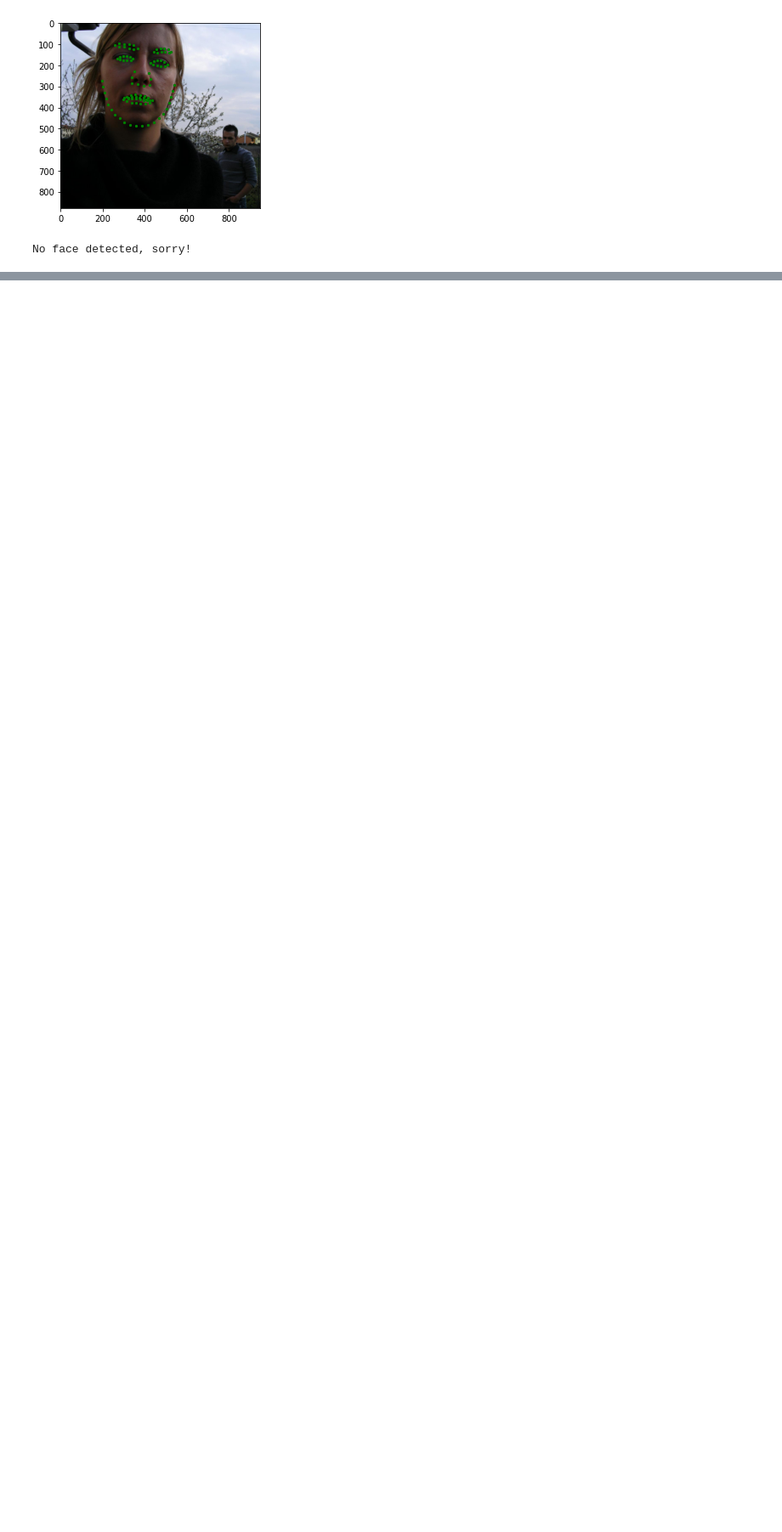
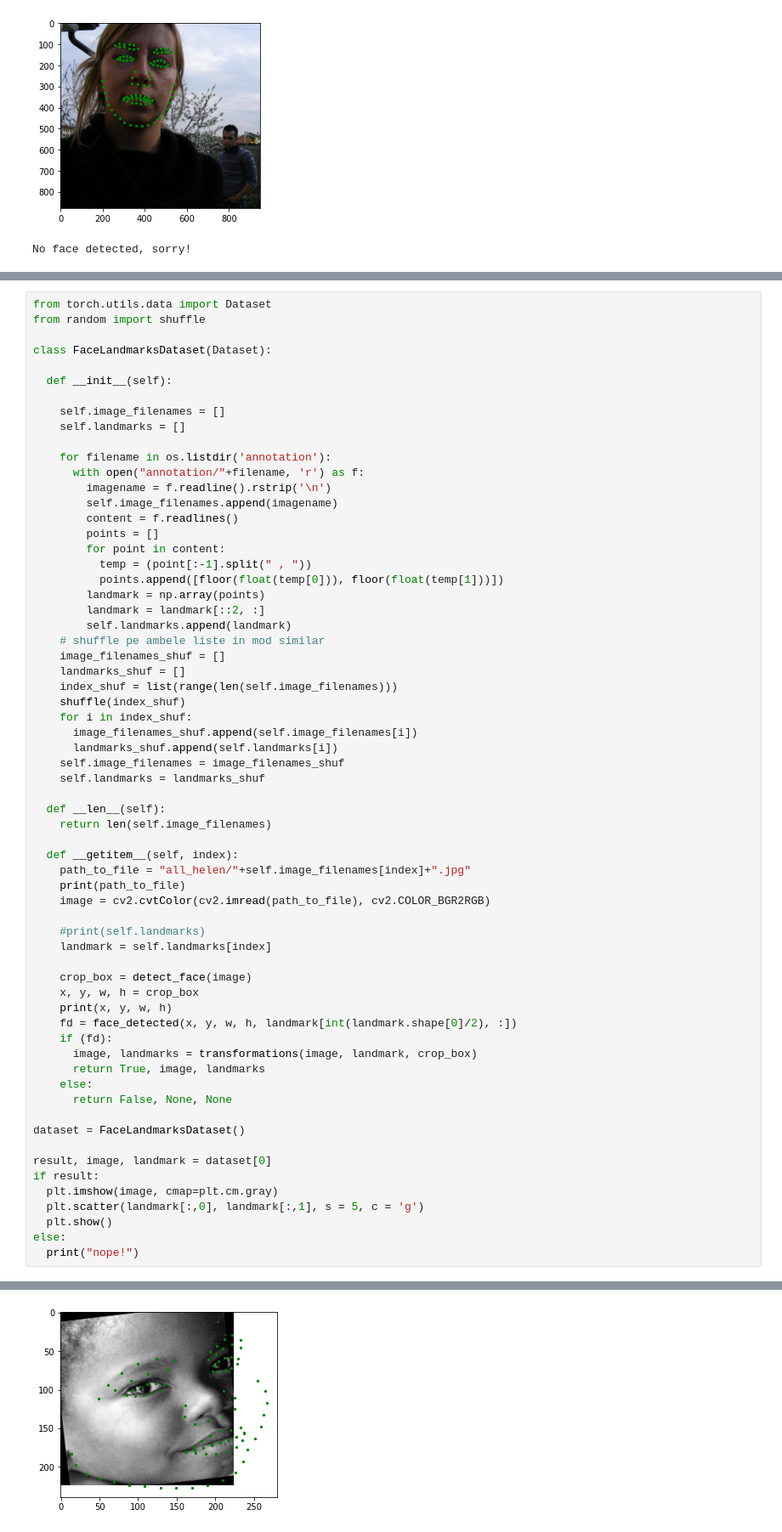
Before and after one commit to alexandrufiruti/masterlastyear, a Jupyter notebook: mlav/face_landmark_localization.ipynb, the cells around one changed output, grey strips where cells are left out. Shown at 85% size. Saved outputs shown, nothing was run; the diff lists cells and outputs as text; blank space fills up the shorter version.

```diff
--- a/mlav/face_landmark_localization.ipynb
+++ b/mlav/face_landmark_localization.ipynb
@@ -279,0 +269,65 @@ WARNING:tensorflow:5 out of the last 13 calls to <function Model.make_predict_fu
+# %%
+from torch.utils.data import Dataset
+from random import shuffle
+
+class FaceLandmarksDataset(Dataset):
+
+  def __init__(self):
+
+    self.image_filenames = []
+    self.landmarks = []
+
+    for filename in os.listdir('annotation'):
+      with open("annotation/"+filename, 'r') as f:
+        imagename = f.readline().rstrip('\n')
+        self.image_filenames.append(imagename)
+        content = f.readlines()
+        points = []
+        for point in content:
+          temp = (point[:-1].split(" , "))
+          points.append([floor(float(temp[0])), floor(float(temp[1]))])
+        landmark = np.array(points)
+        landmark = landmark[::2, :]
+        self.landmarks.append(landmark)
+    # shuffle pe ambele liste in mod similar
+    image_filenames_shuf = []
+    landmarks_shuf = []
+    index_shuf = list(range(len(self.image_filenames)))
+    shuffle(index_shuf)
+    for i in index_shuf:
+      image_filenames_shuf.append(self.image_filenames[i])
+      landmarks_shuf.append(self.landmarks[i])
+    self.image_filenames = image_filenames_shuf
+    self.landmarks = landmarks_shuf
+
+  def __len__(self):
+    return len(self.image_filenames)
+
+  def __getitem__(self, index):
+    path_to_file = "all_helen/"+self.image_filenames[index]+".jpg"
+    print(path_to_file)
+    image = cv2.cvtColor(cv2.imread(path_to_file), cv2.COLOR_BGR2RGB)
+
+    #print(self.landmarks)
+    landmark = self.landmarks[index]
+
+    crop_box = detect_face(image)
+    x, y, w, h = crop_box
+    print(x, y, w, h)
+    fd = face_detected(x, y, w, h, landmark[int(landmark.shape[0]/2), :])
+    if (fd):
+      image, landmarks = transformations(image, landmark, crop_box)
+      return True, image, landmarks
+    else:
+      return False, None, None
+
+dataset = FaceLandmarksDataset()
+
+result, image, landmark = dataset[0]
+if result:
+  plt.imshow(image, cmap=plt.cm.gray)
+  plt.scatter(landmark[:,0], landmark[:,1], s = 5, c = 'g')
+  plt.show()
+else:
+  print("nope!")
+# %% [output]
@@ -279,0 +338 @@ WARNING:tensorflow:5 out of the last 13 calls to <function Model.make_predict_fu
+[figure, added]
```
Also changed, not shown: parts of 4 cells of this notebook.
